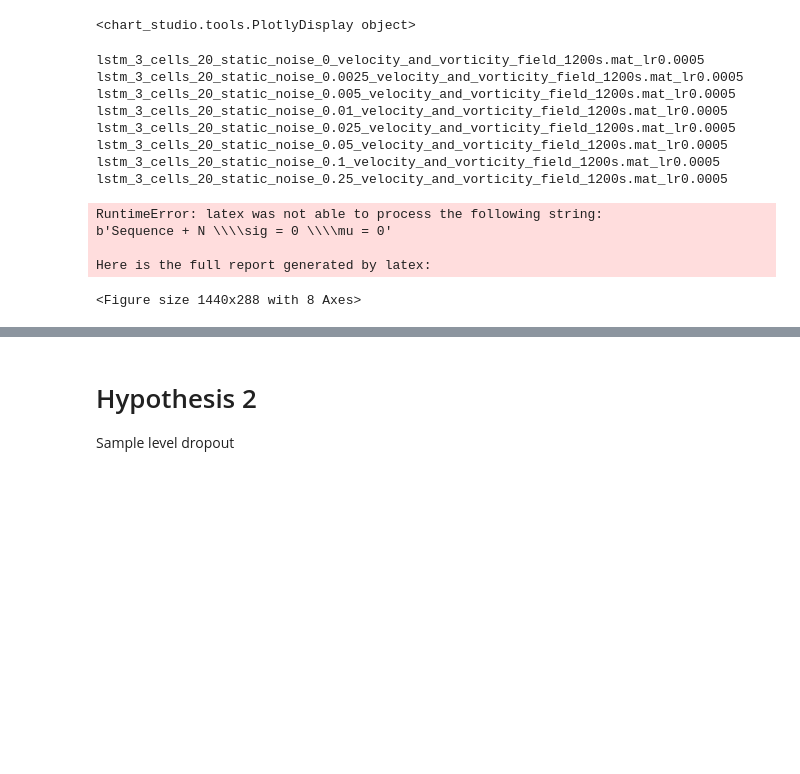
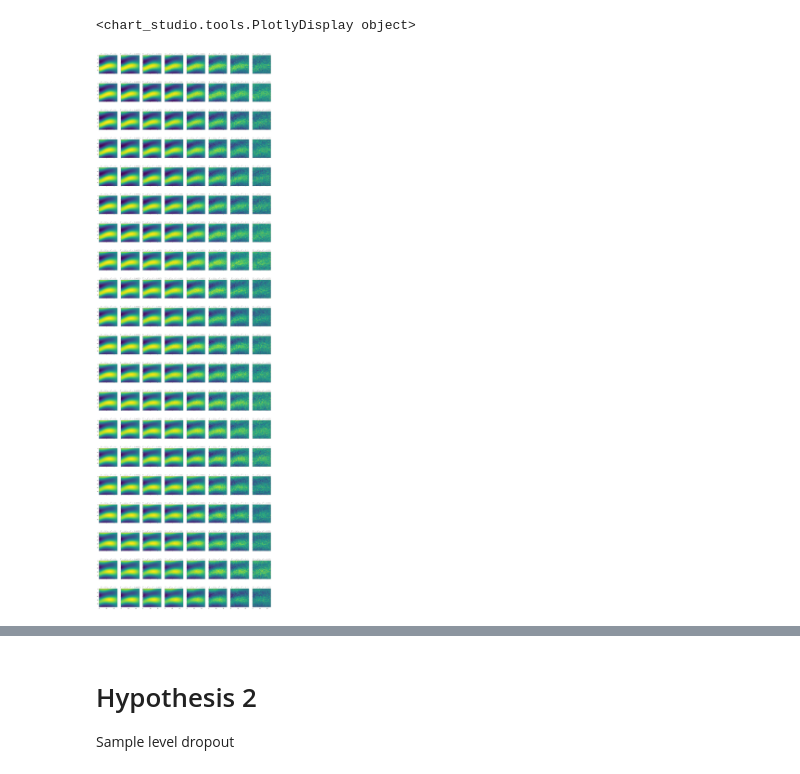
Before and after one commit to brandonhoughton/orbitalMechanics, a Jupyter notebook: weekly-report-template.ipynb, the cells around one changed output, grey strips where cells are left out. Cells and saved outputs as stored; diff of their text form; code cells hidden in the pictures; blank space fills up the shorter version.

Commit message:
Fix typo in sequence sampling

```diff
--- a/weekly-report-template.ipynb
+++ b/weekly-report-template.ipynb
@@ -161,45 +163,31 @@ py.iplot(fig, filename='static_noise_model')
 # %%
 # Visualize data
 import time
 import numpy as np
 import matplotlib.pyplot as plt
 import matplotlib.image as mpimg
 
 # Make sub-plots for input sequence
-i = 0
 plt.rc('text', usetex=True)
-fig, plots = plt.subplots(1, 8, figsize=(20, 4))
+fig, plots = plt.subplots(20, 8, figsize=(24, 80))
 
 exp_root = './experiments/turbulence/recurrent_scaled_mse'
 exp_folders = ['lstm_3_cells_20_static_noise_{}_velocity_and_vorticity_field_1200s.mat_lr0.0005'.format(n) for n in noise if n != 0.0001]
 titles = ['Sequence + N $\sig = {} \mu = 0$'.format(n) for n in noise if n != 0.0001]
-for directory in exp_folders:
+titles = [r"$X + \mathcal{N}(\mu,\,\sigma^{2}=" + str(n) + ") $" for n in noise if n != 0.0001]
 
-    for file in os.listdir(os.path.join(exp_root, directory)):
-        if i < 8:
+for j in range(20):
+    for i, directory in enumerate(exp_folders[:8]):
+        for file in os.listdir(os.path.join(exp_root, directory)):
             if file.endswith('.npz') and file.startswith('inputs'):
-                file_path = os.path.join(exp_dir, directory, file)
+                file_path = os.path.join(exp_root, directory, file)
                 with np.load(file_path) as foo:
-                    plots[i].imshow(np.reshape(foo['100000'][0,0,:], (50,50)))
-                    plots[i].set_title(titles[i])
-                    i += 1
-                    print(directory)
+                    plots[j, i].imshow(np.reshape(foo['100000'][j, 0,:], (50,50)))
+                    plots[j, i].set_title(titles[i], fontsize=16, color='gray')
 
 for ax in fig.get_axes():
     ax.label_outer()
 
 plt.show()
 # %% [output]
-lstm_3_cells_20_static_noise_0_velocity_and_vorticity_field_1200s.mat_lr0.0005
-lstm_3_cells_20_static_noise_0.0025_velocity_and_vorticity_field_1200s.mat_lr0.0005
-lstm_3_cells_20_static_noise_0.005_velocity_and_vorticity_field_1200s.mat_lr0.0005
-lstm_3_cells_20_static_noise_0.01_velocity_and_vorticity_field_1200s.mat_lr0.0005
-lstm_3_cells_20_static_noise_0.025_velocity_and_vorticity_field_1200s.mat_lr0.0005
-lstm_3_cells_20_static_noise_0.05_velocity_and_vorticity_field_1200s.mat_lr0.0005
-lstm_3_cells_20_static_noise_0.1_velocity_and_vorticity_field_1200s.mat_lr0.0005
-lstm_3_cells_20_static_noise_0.25_velocity_and_vorticity_field_1200s.mat_lr0.0005
-RuntimeError: latex was not able to process the following string:
-b'Sequence + N \\\\sig = 0 \\\\mu = 0'
-
-Here is the full report generated by latex:
-<Figure size 1440x288 with 8 Axes>
+[figure, added]
```
Also changed, not shown: parts of 6 cells of this notebook, 1 other file.
